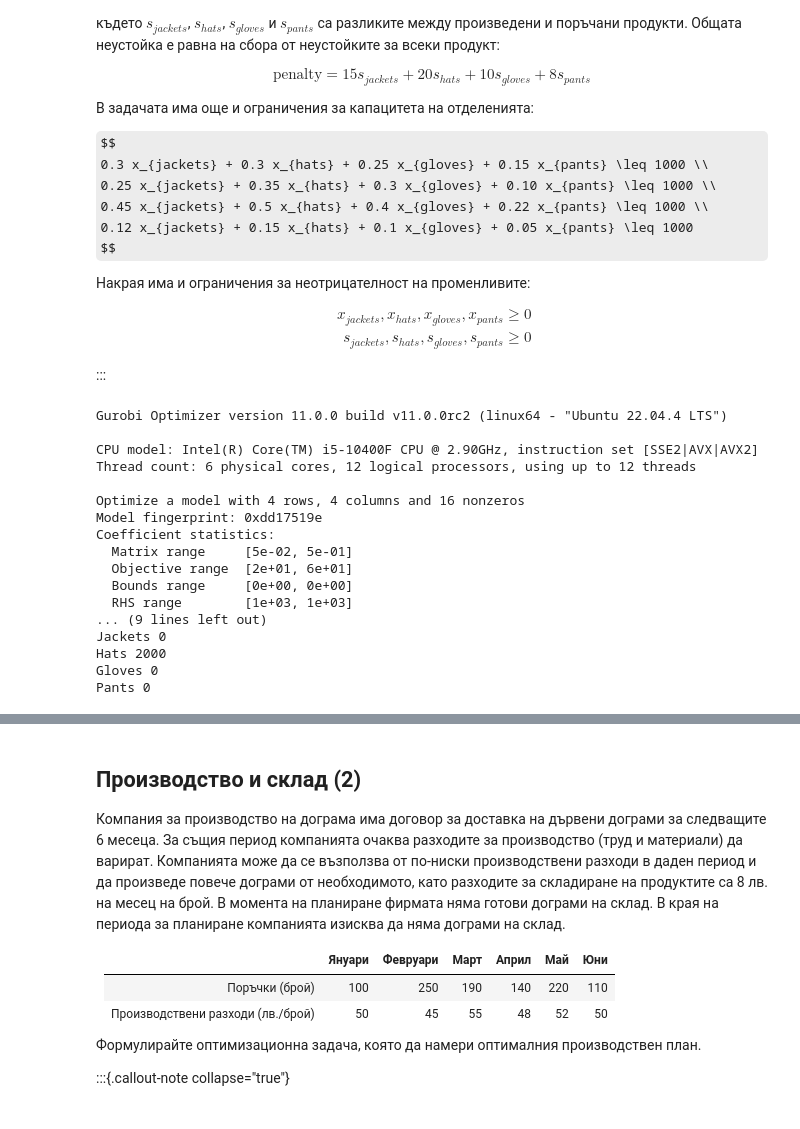
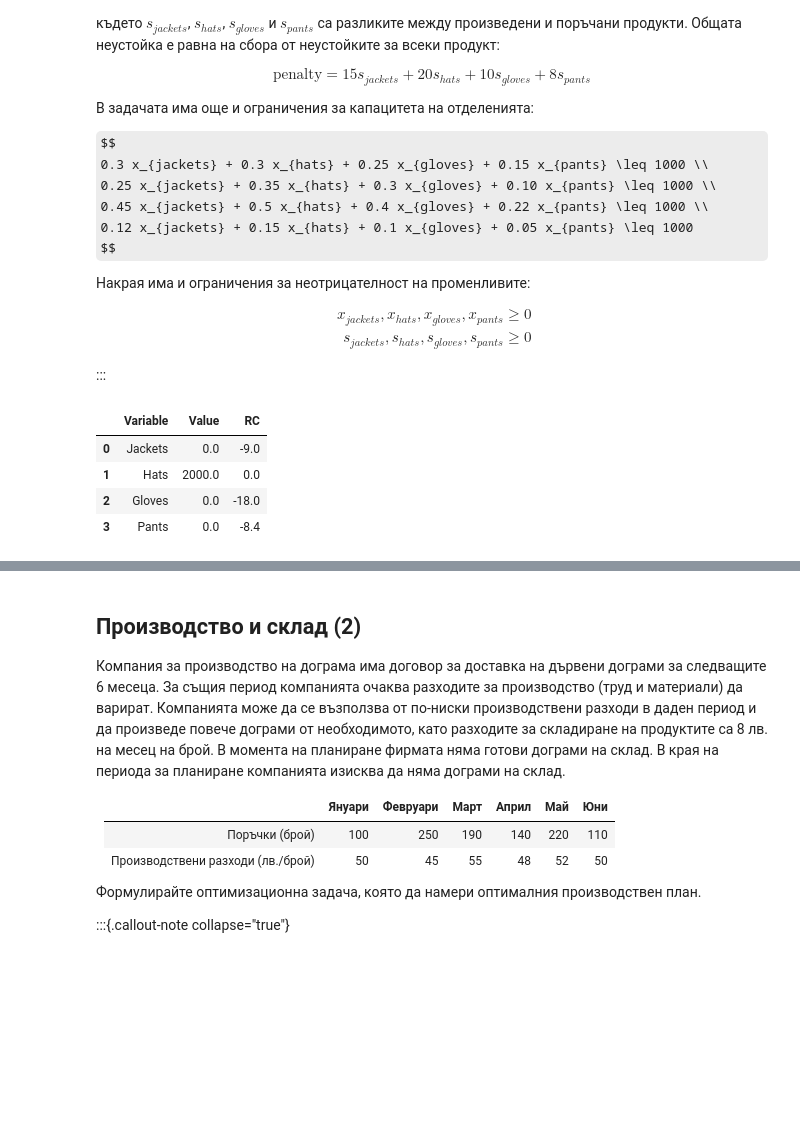
Before and after one commit to febse/opt2024, a Jupyter notebook: 00-Assignments/assignments.ipynb, the cells around one changed output, grey strips where cells are left out. Drawn from its saved outputs; the diff is of its cells as text; code cells hidden in the pictures; some formulas as TeX source; blank space fills up the shorter version.

```diff
--- a/00-Assignments/assignments.ipynb
+++ b/00-Assignments/assignments.ipynb
@@ -245,11 +245,9 @@ $$
 
 :::
 # %%
-import gurobipy as gp
-from gurobipy import GRB
-
 # Create a new model
 m = gp.Model("Production and Penalty")
+m.Params.LogToConsole = 0
 
 # Create variables
 jackets = m.addVar(vtype=GRB.CONTINUOUS, name="Jackets")
@@ -283,23 +281,13 @@ m.addConstr(0.12 * jackets + 0.15 * hats + 0.1 * gloves + 0.05 * pants <= 1000,
 
 m.optimize()
 
-for v in m.getVars():
-    print('%s %g' % (v.varName, v.x))
+var_df = pd.DataFrame(columns=['Variable', 'Value', 'RC'], data=[(v.VarName, v.X, v.RC) for v in m.getVars()])
+constr_df = pd.DataFrame(columns=['Constraint', 'Shadow Price', 'Lower', 'Upper'], data=[(c.ConstrName, c.Pi, c.SARHSLow, c.SARHSUp) for c in m.getConstrs()])
-# %% [output]
-Gurobi Optimizer version 11.0.0 build v11.0.0rc2 (linux64 - "Ubuntu 22.04.4 LTS")
-
-CPU model: Intel(R) Core(TM) i5-10400F CPU @ 2.90GHz, instruction set [SSE2|AVX|AVX2]
-Thread count: 6 physical cores, 12 logical processors, using up to 12 threads
-
-Optimize a model with 4 rows, 4 columns and 16 nonzeros
-Model fingerprint: 0xdd17519e
-Coefficient statistics:
-  Matrix range     [5e-02, 5e-01]
-  Objective range  [2e+01, 6e+01]
-  Bounds range     [0e+00, 0e+00]
-  RHS range        [1e+03, 1e+03]
-... (9 lines left out)
-Jackets 0
-Hats 2000
-Gloves 0
-Pants 0
+# %%
+var_df
+# %% [output]
+|  | Variable | Value | RC |
+| 0 | Jackets | 0.0 | -9.0 |
+| 1 | Hats | 2000.0 | 0.0 |
+| 2 | Gloves | 0.0 | -18.0 |
+| 3 | Pants | 0.0 | -8.4 |
```
Also changed, not shown: parts of 9 cells of this notebook, 1 other file.
